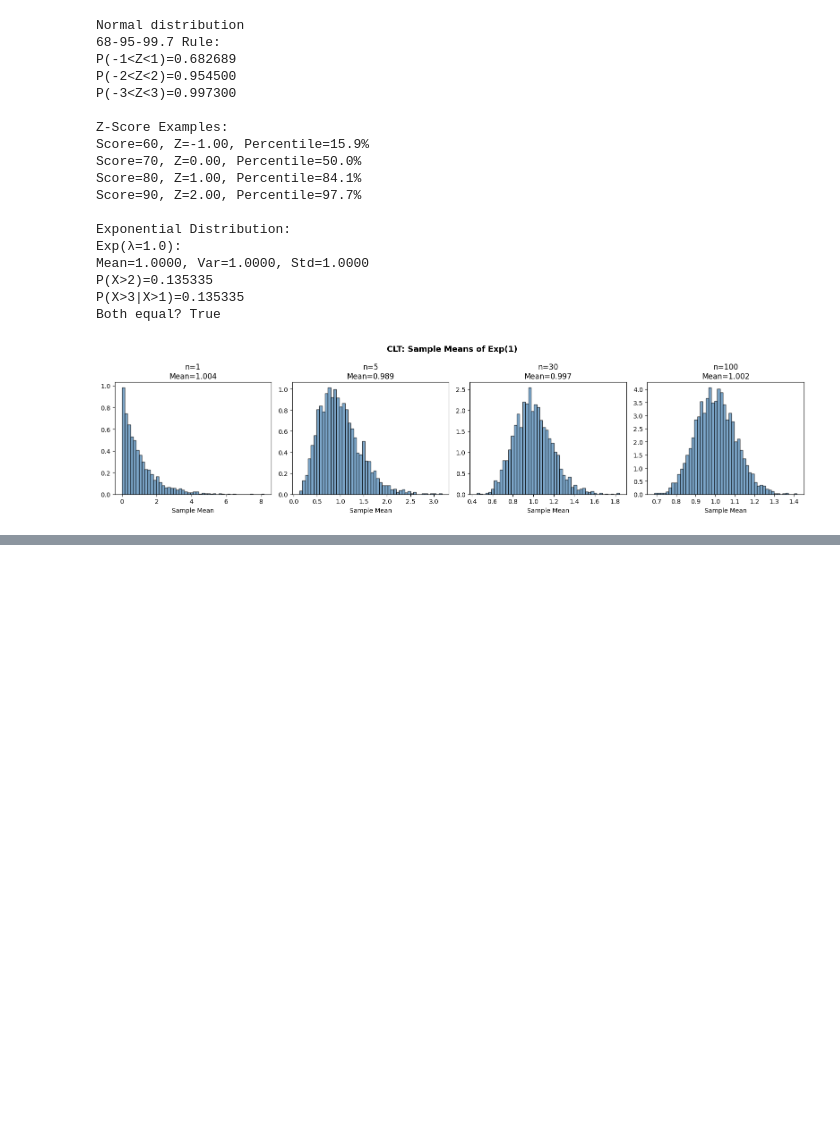
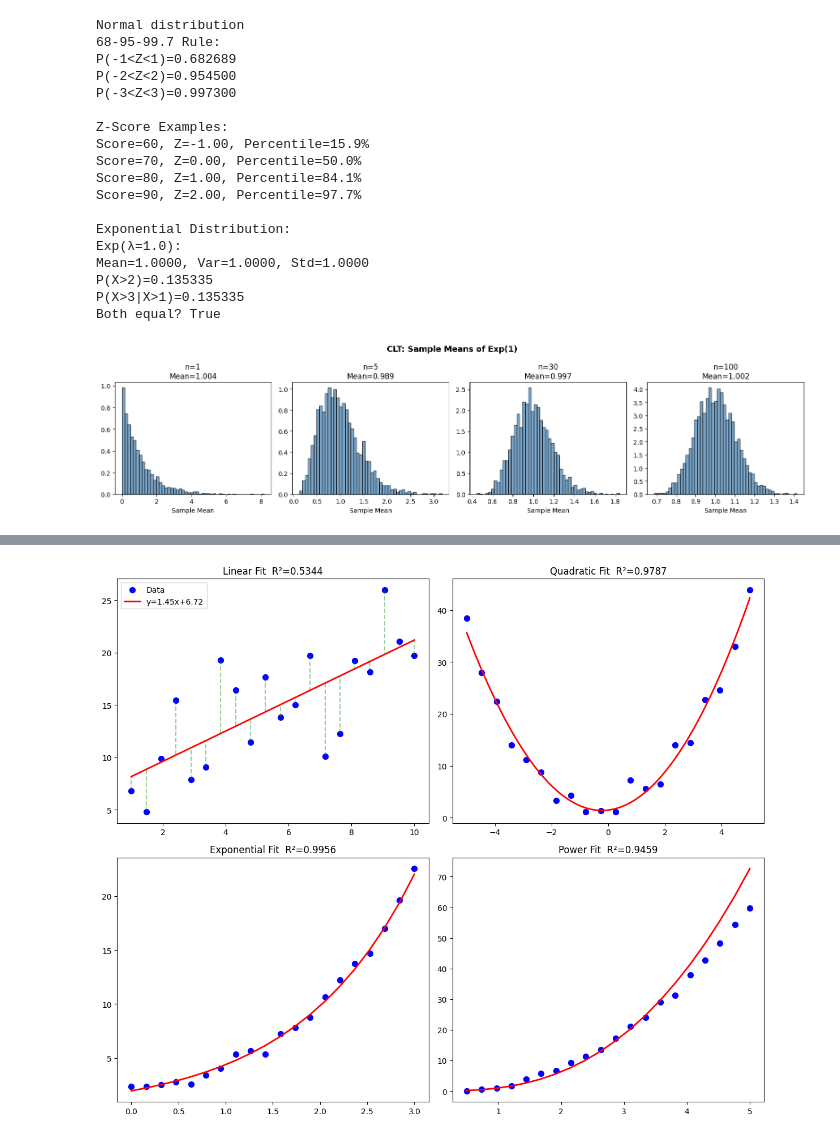
Before and after one commit to nirikshithreddyar/AEC-STATISTICS_LAB, a Jupyter notebook: Statistics.ipynb, the cells around one changed output, grey strips where cells are left out. Cells and saved outputs as stored; diff of their text form; code cells hidden in the pictures; blank space fills up the shorter version.

```diff
--- a/Statistics.ipynb
+++ b/Statistics.ipynb
@@ -794,0 +887,75 @@ Both equal? True
+# %%
+import numpy as np
+import matplotlib.pyplot as plt
+
+np.random.seed(42)
+def r_squared(y, y_hat):
+    ss_res = np.sum((y - y_hat)**2)
+    ss_tot = np.sum((y - np.mean(y))**2)
+    return 1 - ss_res/ss_tot
+# --- Data ---
+x = np.linspace(1, 10, 20)
+y = 2.5*x + 1.8 + np.random.normal(0, 5, 20)
+print(x)
+print(y)
+# --- 1. LINEAR FIT: Normal Equations ---
+n = len(x)
+a = (n*np.sum(x*y) - np.sum(x)*np.sum(y)) / (n*np.sum(x**2) - np.sum(x)**2)
+b = (np.sum(y) - a*np.sum(x)) / n
+print(f'Linear: y = {a:.4f}x + {b:.4f}')
+y_lin = a*x + b
+print(f'R² = {r_squared(y, y_lin):.4f}')
+# --- 2. QUADRATIC FIT ---
+x2 = np.linspace(-5, 5, 20)
+y2 = 1.5*x2**2 + 0.8*x2 + 2.0 + np.random.normal(0, 2.0, 20)
+c2 = np.polyfit(x2, y2, 2)
+y_quad = np.polyval(c2, x2)
+print(f'Quadratic: y = {c2[0]:.4f}x² + {c2[1]:.4f}x + {c2[2]:.4f}')
+print(f'R² = {r_squared(y2, y_quad):.4f}')
+# --- 3. EXPONENTIAL FIT: Linearize ln(y) = ln(a) + bx ---
+x3 = np.linspace(0, 3, 20)
+y3 = 2.0*np.exp(0.8*x3) + np.random.normal(0, 0.5, 20)
+log_y3  = np.log(y3)
+ce = np.polyfit(x3, log_y3, 1)
+a_e, b_e = np.exp(ce[1]), ce[0]
+print(f'Exponential: y = {a_e:.4f}•e^({b_e:.4f}x)')
+y_exp = a_e * np.exp(b_e * x3)
+print(f'R² = {r_squared(y3, y_exp):.4f}')
+# --- 4. POWER FIT: Linearize ln(y) = ln(a) + b•ln(x) ---
+x4 = np.linspace(0.5, 5, 20)
+y4 = 1.5*x4**2.3 + np.random.normal(0, 0.5, 20)
+cp = np.polyfit(np.log(x4), np.log(y4), 1)
+a_p, b_p = np.exp(cp[1]), cp[0]
+print(f'Power: y = {a_p:.4f}•x^{b_p:.4f}')
+y_pow = a_p * x4**b_p
+print(f'R² = {r_squared(y4, y_pow):.4f}')
+# --- VISUALIZATION ---
+fig, axes = plt.subplots(2, 2, figsize=(12, 10))
+
+# Linear
+xf = np.linspace(x.min(), x.max(), 200)
+axes[0,0].scatter(x, y, color='blue', s=50, label='Data')
+axes[0,0].plot(xf, a*xf+b, 'r-', lw=2, label=f'y={a:.2f}x+{b:.2f}')
+for xi,yi,yp in zip(x,y,y_lin):
+    axes[0,0].plot([xi,xi],[yi,yp],'g--',alpha=0.4)
+axes[0,0].set_title(f'Linear Fit  R²={r_squared(y,y_lin):.4f}')
+axes[0,0].legend()
+
+# Quadratic
+xf2 = np.linspace(x2.min(), x2.max(), 200)
+axes[0,1].scatter(x2, y2, color='blue', s=50)
+axes[0,1].plot(xf2, np.polyval(c2,xf2), 'r-', lw=2)
+axes[0,1].set_title(f'Quadratic Fit  R²={r_squared(y2,np.polyval(c2,x2)):.4f}')
+
+# Exponential
+axes[1,0].scatter(x3, y3, color='blue', s=50)
+axes[1,0].plot(x3, y_exp, 'r-', lw=2)
+axes[1,0].set_title(f'Exponential Fit  R²={r_squared(y3,y_exp):.4f}')
+
+# Power
+axes[1,1].scatter(x4, y4, color='blue', s=50)
+axes[1,1].plot(x4, y_pow, 'r-', lw=2)
+axes[1,1].set_title(f'Power Fit  R²={r_squared(y4,y_pow):.4f}')
+
+plt.tight_layout(); plt.show()
+# %% [output]
@@ -794,0 +978 @@ Both equal? True
+[figure, added]
```
Also changed, not shown: parts of 5 cells of this notebook.
